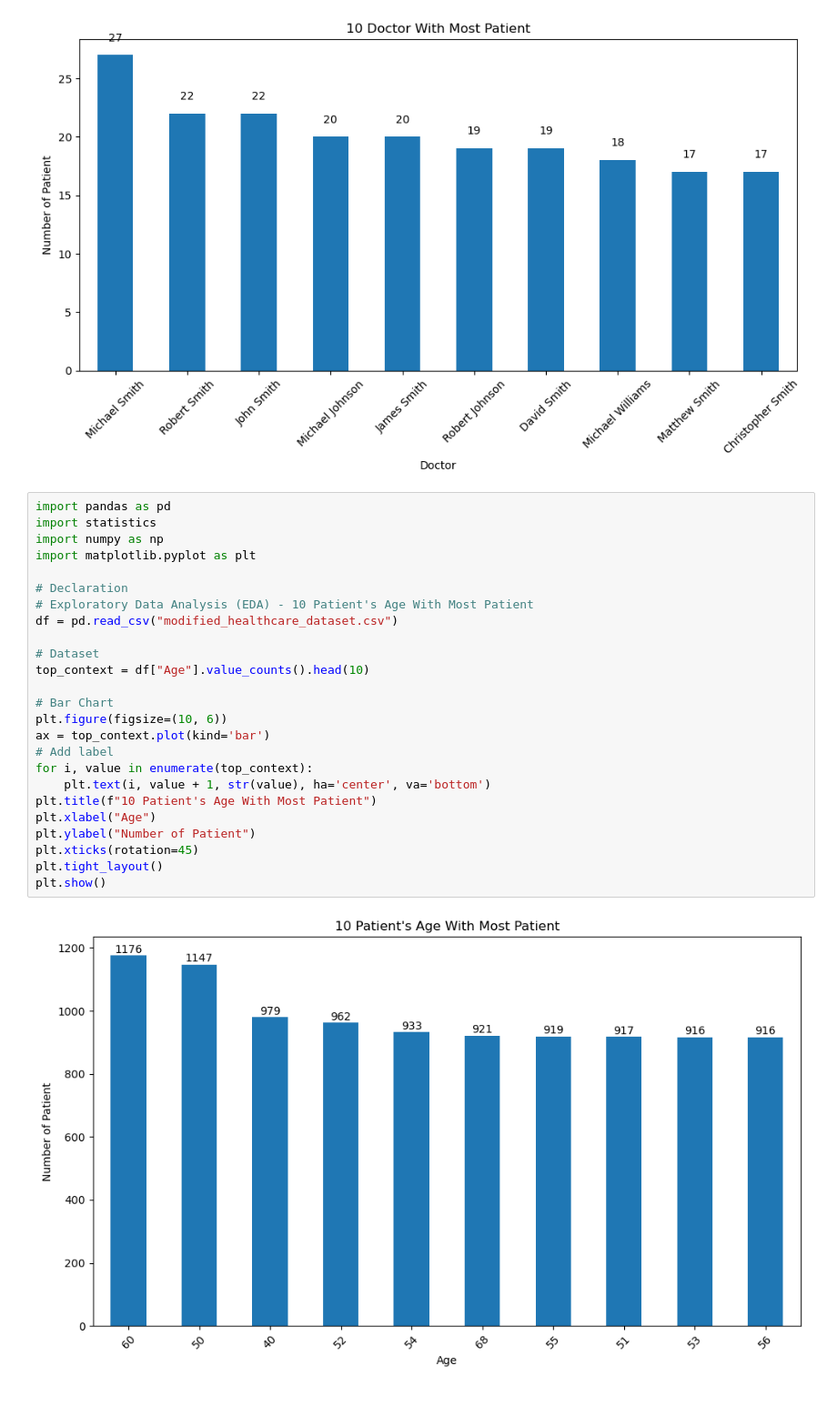
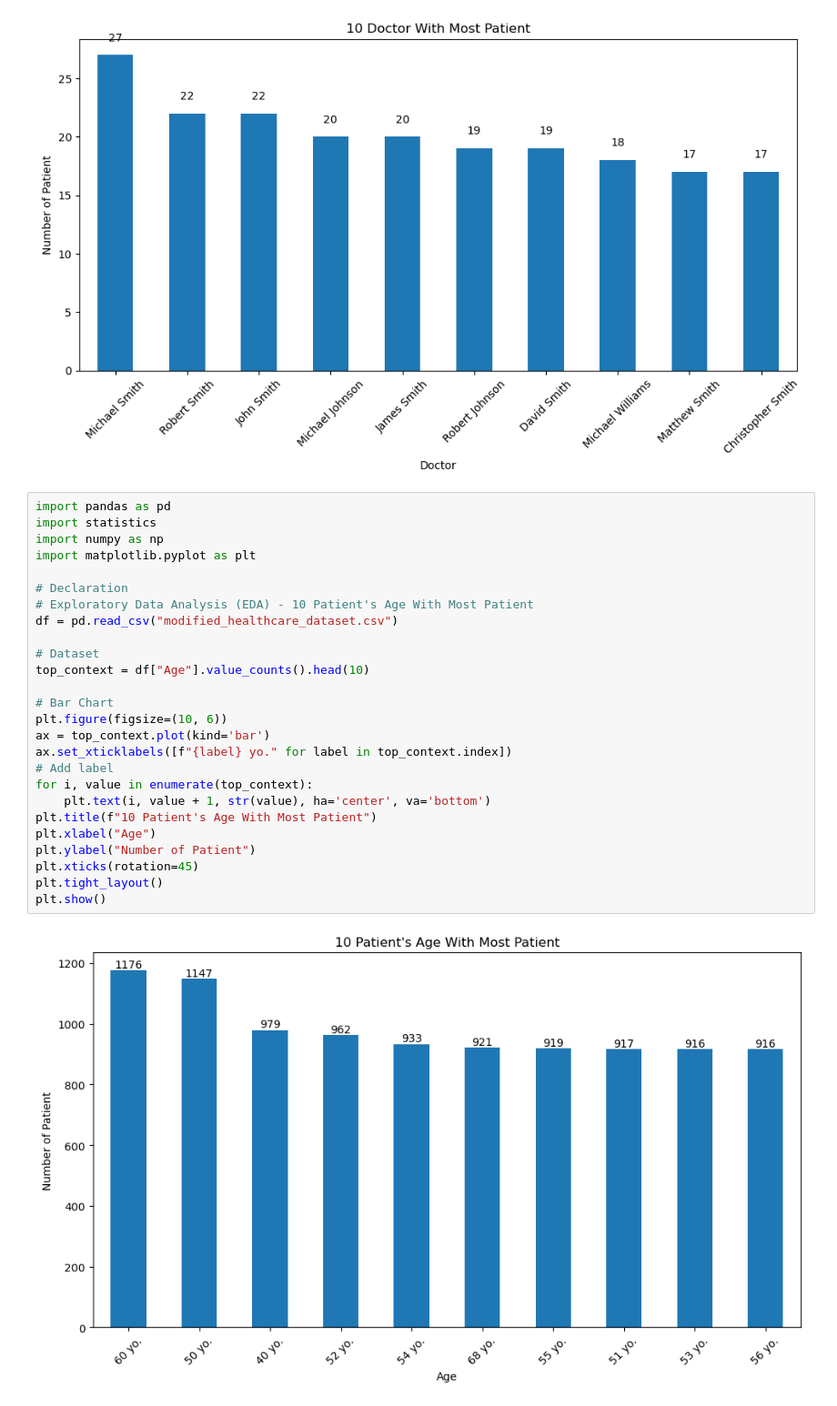
Before and after one commit to FlazeFy2/DS-Healthcare_Dataset, a Jupyter notebook: exploratory data analysis-bar.ipynb, the cells around one changed output. Shown: that part at 91% size. Cells and saved outputs as stored; diff of their text form.

```diff
--- a/exploratory data analysis-bar.ipynb
+++ b/exploratory data analysis-bar.ipynb
@@ -110,27 +110,28 @@ plt.show()
 # %%
 import pandas as pd
 import statistics
 import numpy as np
 import matplotlib.pyplot as plt
 
 # Declaration
 # Exploratory Data Analysis (EDA) - 10 Patient's Age With Most Patient
 df = pd.read_csv("modified_healthcare_dataset.csv")
 
 # Dataset
 top_context = df["Age"].value_counts().head(10)
 
 # Bar Chart
 plt.figure(figsize=(10, 6))
 ax = top_context.plot(kind='bar')
+ax.set_xticklabels([f"{label} yo." for label in top_context.index])
 # Add label
 for i, value in enumerate(top_context):
     plt.text(i, value + 1, str(value), ha='center', va='bottom')
 plt.title(f"10 Patient's Age With Most Patient")
 plt.xlabel("Age")
 plt.ylabel("Number of Patient")
 plt.xticks(rotation=45)
 plt.tight_layout()
 plt.show()
 # %% [output]
-[figure, old version]
+[figure, new version]
```
Also changed, not shown: parts of 1 cell of this notebook.
